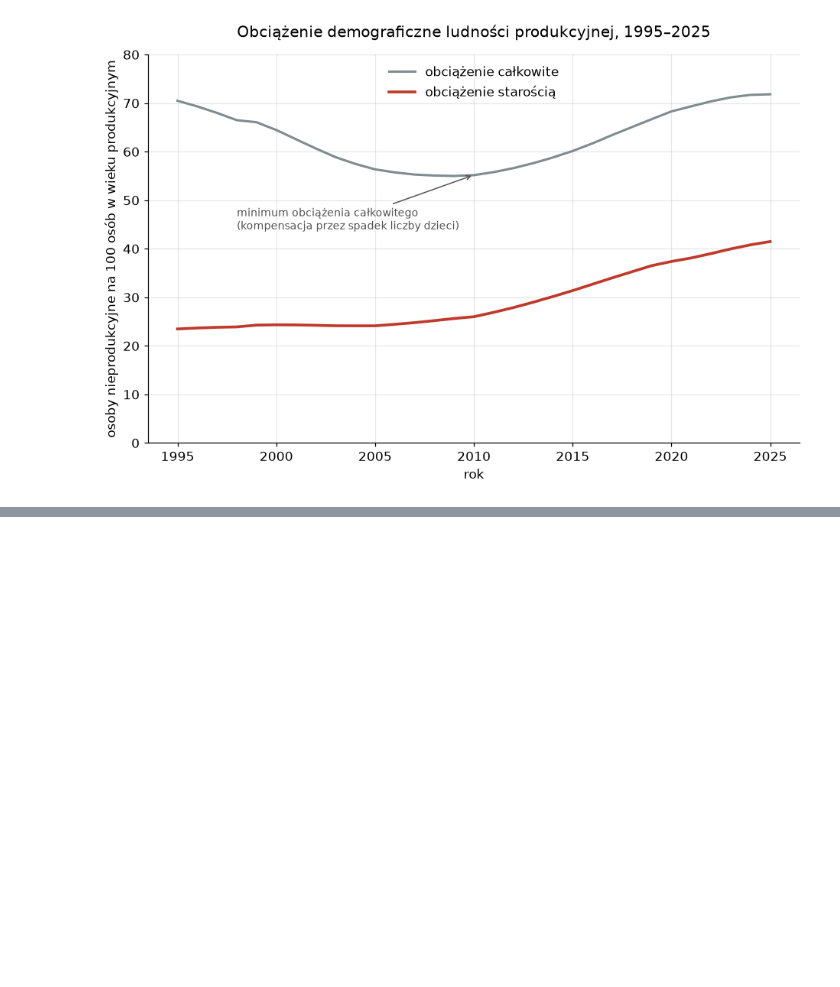
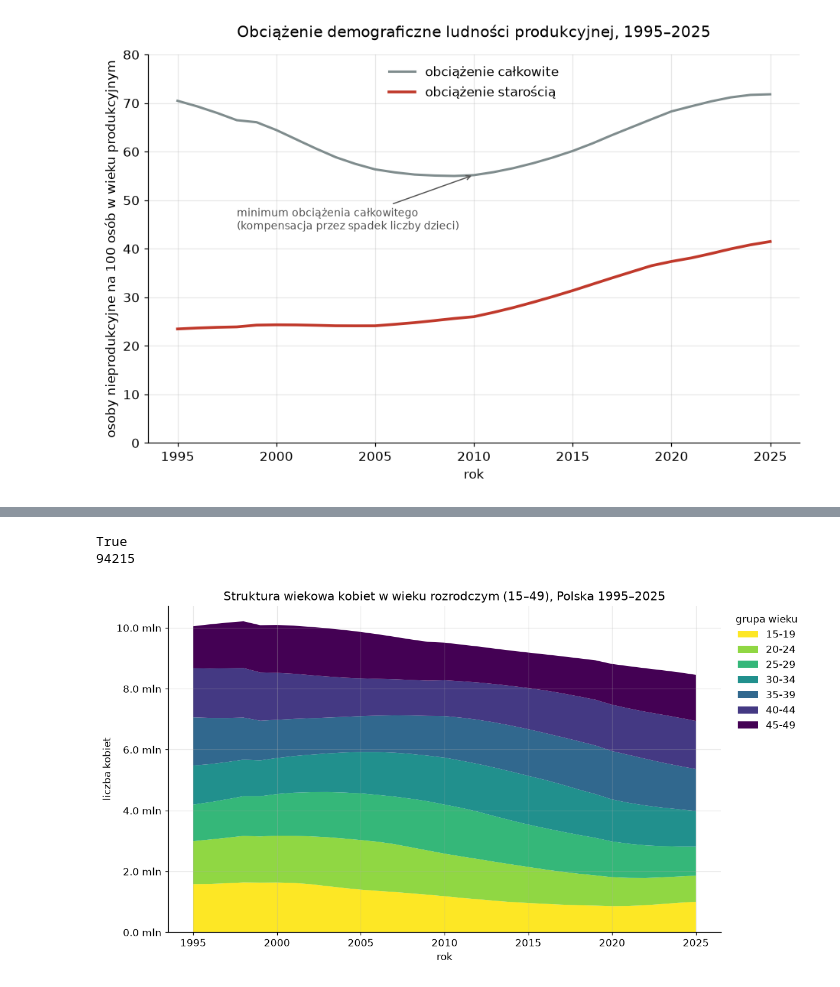
Before and after one commit to kamil-gorka/dzietnosc-polska, a Jupyter notebook: notebooks/01_eksploracja.ipynb, the cells around one changed output, grey strips where cells are left out. Cells and saved outputs as stored; diff of their text form; code cells hidden in the pictures; blank space fills up the shorter version.

Commit message:
feat: wykres 5 - struktura kohort kobiet 15-49 (stackplot)

```diff
--- a/notebooks/01_eksploracja.ipynb
+++ b/notebooks/01_eksploracja.ipynb
@@ -182,3 +182,7 @@ fig.savefig(ROOT / "figures" / "04_obciazenie_demograficzne.png",
 plt.show()
 # %% [output]
 [figure]
+# %%
+kob = pd.read_csv(ROOT / "data" / "raw" / "kohorty_kobiet.csv", index_col="rok")
+print(kob.columns.tolist())
+print(kob.shape)
@@ -184,0 +192,5 @@ plt.show()
+# %%
+KOHORTY = ["15-19", "20-24", "25-29", "30-34", "35-39", "40-44", "45-49"]
+kob["razem"] = kob[KOHORTY].sum(axis=1)
+
+kob[["15-19", "25-29", "45-49", "razem"]].iloc[[0, 15, 30]]
@@ -184,0 +203,48 @@ plt.show()
+# %%
+print((KATALOG_FIG / "05_struktura_kohort.png").exists())
+print((KATALOG_FIG / "05_struktura_kohort.png").stat().st_size)
+# %% [output]
+True
+94215
+# %%
+from matplotlib.ticker import FuncFormatter
+
+kolory = plt.cm.viridis_r([i / (len(KOHORTY) - 1) for i in range(len(KOHORTY))])
+
+fig, ax = plt.subplots(figsize=(11, 6))
+
+ax.stackplot(
+    kob.index,
+    *[kob[k] for k in KOHORTY],
+    labels=KOHORTY,
+    colors=kolory,
+)
+
+ax.set_xlabel("rok")
+ax.set_ylabel("liczba kobiet")
+ax.set_title("Struktura wiekowa kobiet w wieku rozrodczym (15–49), Polska 1995–2025")
+
+ax.yaxis.set_major_formatter(
+    FuncFormatter(lambda x, pos: f"{x / 1e6:.1f} mln")
+)
+
+ax.legend(
+    loc="upper left",
+    bbox_to_anchor=(1.01, 1.0),
+    ncol=1,
+    frameon=False,
+    title="grupa wieku",
+)
+
+fig.tight_layout()
+KATALOG_FIG = ROOT / "figures"
+KATALOG_FIG.mkdir(exist_ok=True)
+
+fig.savefig(
+    KATALOG_FIG / "05_struktura_kohort.png",
+    dpi=150,
+    bbox_inches="tight",
+)
+plt.show()
+# %% [output]
+[figure, added]
```
Also changed, not shown: parts of 2 cells of this notebook, 1 other file.
